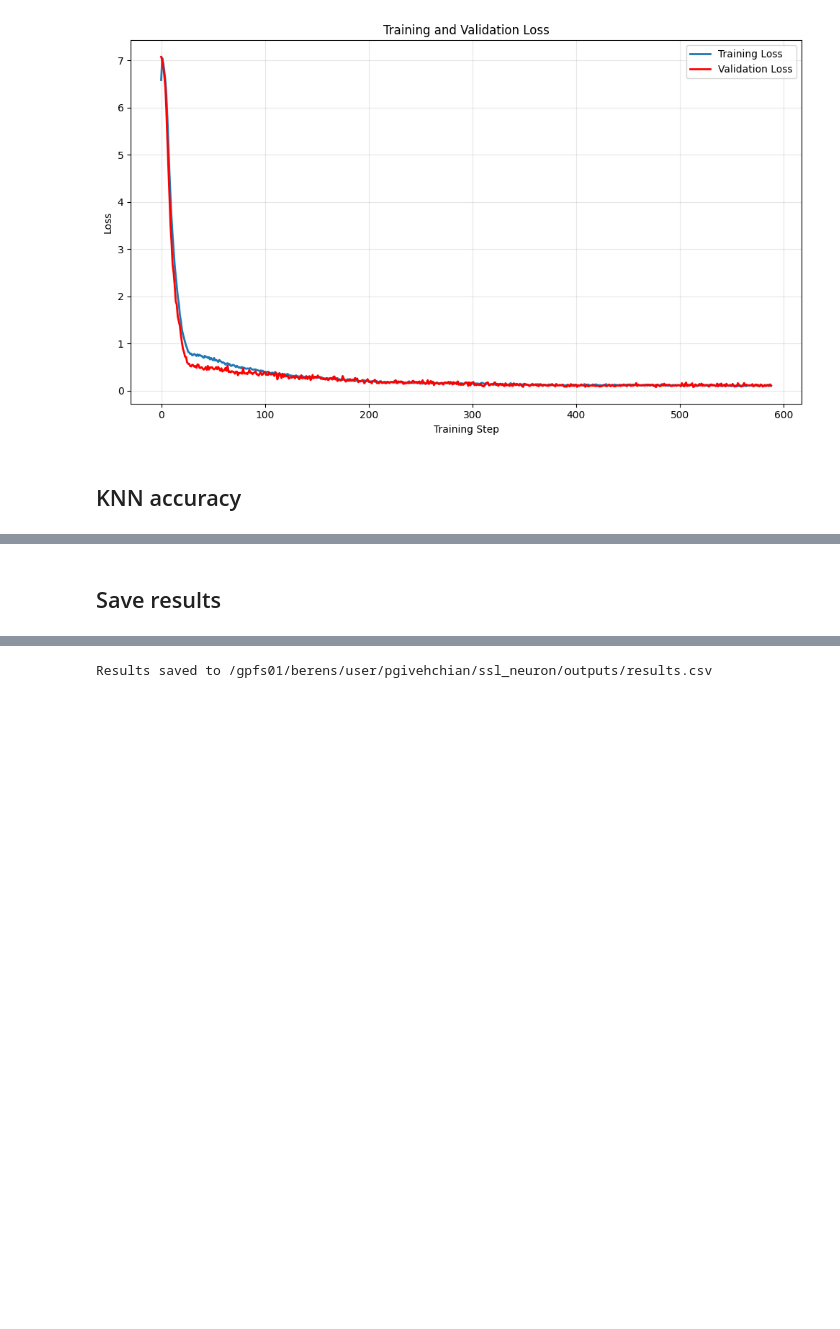
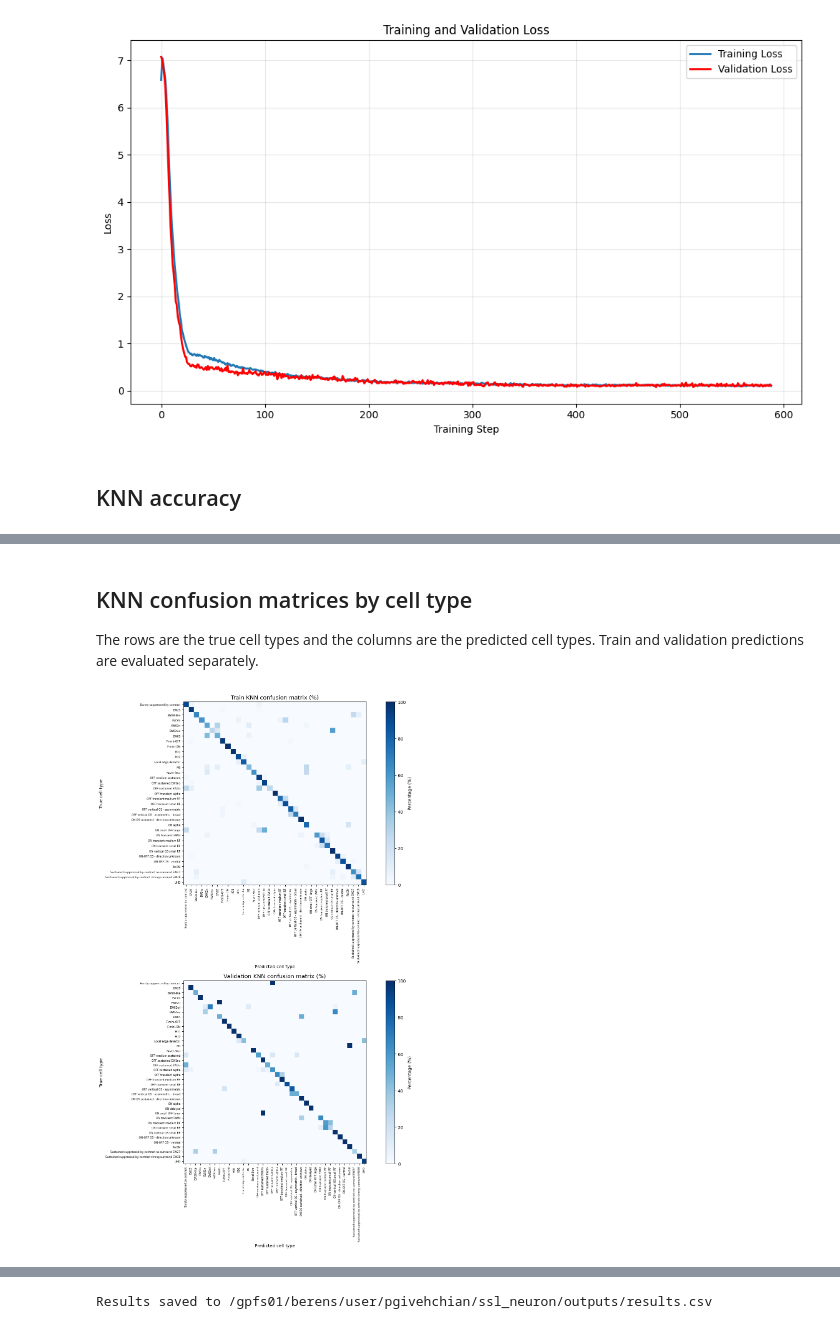
Before and after one commit to pegah81/ssl_neuron, a Jupyter notebook: ssl_neuron/demos/model_inference.ipynb, the cells around one changed output, grey strips where cells are left out. Cells and saved outputs as stored; diff of their text form; code cells hidden in the pictures; blank space fills up the shorter version.

```diff
--- a/ssl_neuron/demos/model_inference.ipynb
+++ b/ssl_neuron/demos/model_inference.ipynb
@@ -368,2 +354,74 @@ KNN accuracy: 0.8418 (84.18%)
 # %% [markdown]
-## Save results
+## KNN confusion matrices by cell type
+
+The rows are the true cell types and the columns are the predicted cell types. Train and validation predictions are evaluated separately.
+# %%
+train_cells = cell_meta[cell_meta["split"] == "train"]
+val_cells = cell_meta[cell_meta["split"] == "val"]
+train_val_cells = cell_meta[cell_meta["split"].isin(["val", "train"])]
+
+train_cell_types = sorted(
+    set(train_cells["celltype_final"].dropna().unique())
+)
+val_cell_types = sorted(
+    set(val_cells["celltype_final"].dropna().unique())
+)
+
+
+train_knn_results, train_type_accuracy = knn_predictions_by_celltype(train_cells, train_cells, train_cell_types, k=5)
+val_knn_results, val_type_accuracy = knn_predictions_by_celltype(train_val_cells, val_cells, val_cell_types, k=5)
+
+
+# Calculate confusion matrices
+train_cm = confusion_matrix(
+    train_knn_results["celltype_final"],
+    train_knn_results["predicted_celltype"],
+    labels=train_cell_types
+)
+
+val_cm = confusion_matrix(
+    val_knn_results["celltype_final"],
+    val_knn_results["predicted_celltype"],
+    labels=val_cell_types
+)
+
+# Normalize each row to percentages
+train_cm_norm = train_cm.astype(float) / train_cm.sum(axis=1, keepdims=True) * 100
+val_cm_norm = val_cm.astype(float) / val_cm.sum(axis=1, keepdims=True) * 100
+
+# Handle cell types with no evaluation samples
+train_cm_norm = np.nan_to_num(train_cm_norm)
+val_cm_norm = np.nan_to_num(val_cm_norm)
+
+fig, axes = plt.subplots(2, 1, figsize=(16, 18))
+
+for ax, matrix, labels, title in zip(
+    axes,
+    [train_cm_norm, val_cm_norm],
+    [train_cell_types, val_cell_types],
+    ["Train KNN confusion matrix (%)", "Validation KNN confusion matrix (%)"]
+):
+    image = ax.imshow(
+        matrix,
+        interpolation="nearest",
+        cmap="Blues",
+        vmin=0,
+        vmax=100
+    )
+
+    ax.set_title(title, fontsize=13)
+    ax.set_xlabel("Predicted cell type", fontsize=10)
+    ax.set_ylabel("True cell type", fontsize=10)
+
+    ax.set_xticks(np.arange(len(labels)))
+    ax.set_xticklabels(labels, rotation=90, fontsize=6)
+
+    ax.set_yticks(np.arange(len(labels)))
+    ax.set_yticklabels(labels, fontsize=6)
+
+    fig.colorbar(image, ax=ax, fraction=0.046, pad=0.04, label="Percentage (%)")
+
+plt.tight_layout()
+plt.show()
+# %% [output]
+[figure, added]
```
Also changed, not shown: parts of 16 cells of this notebook, 7 other files.
